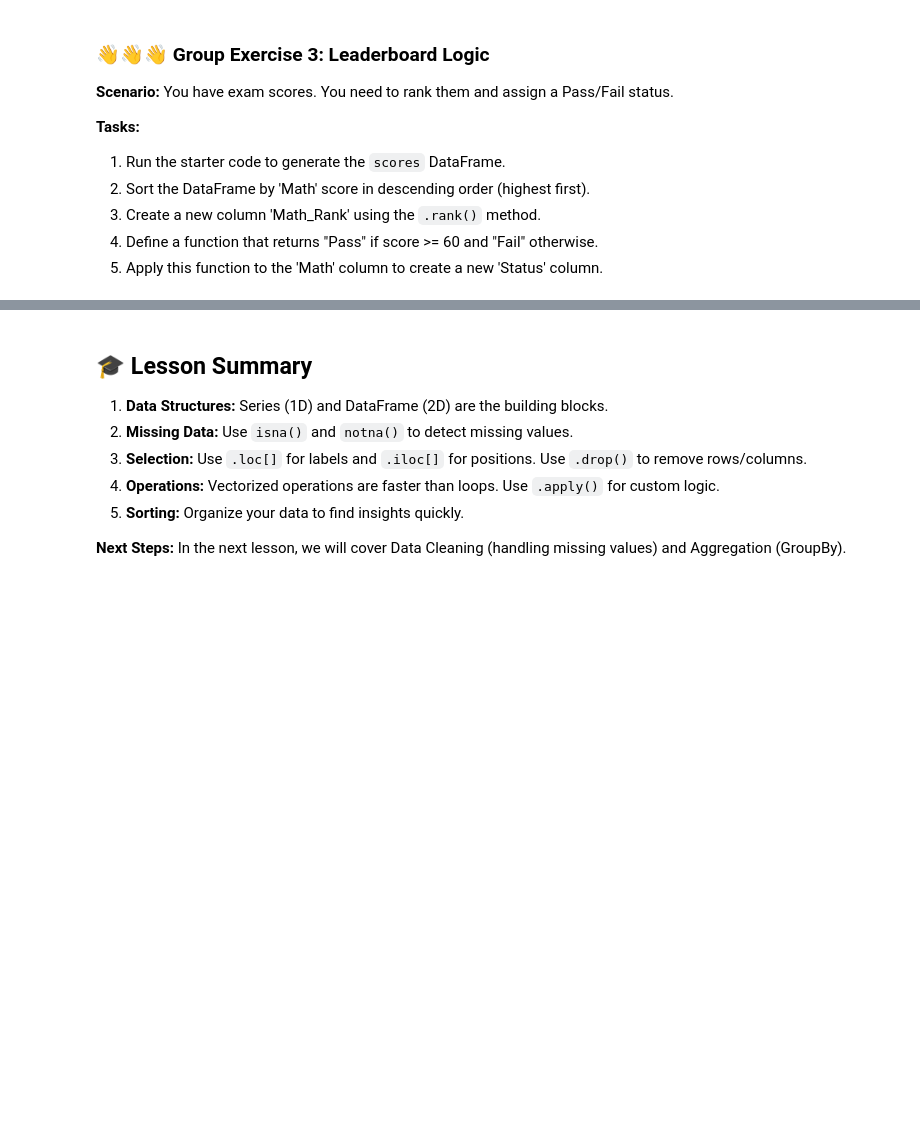
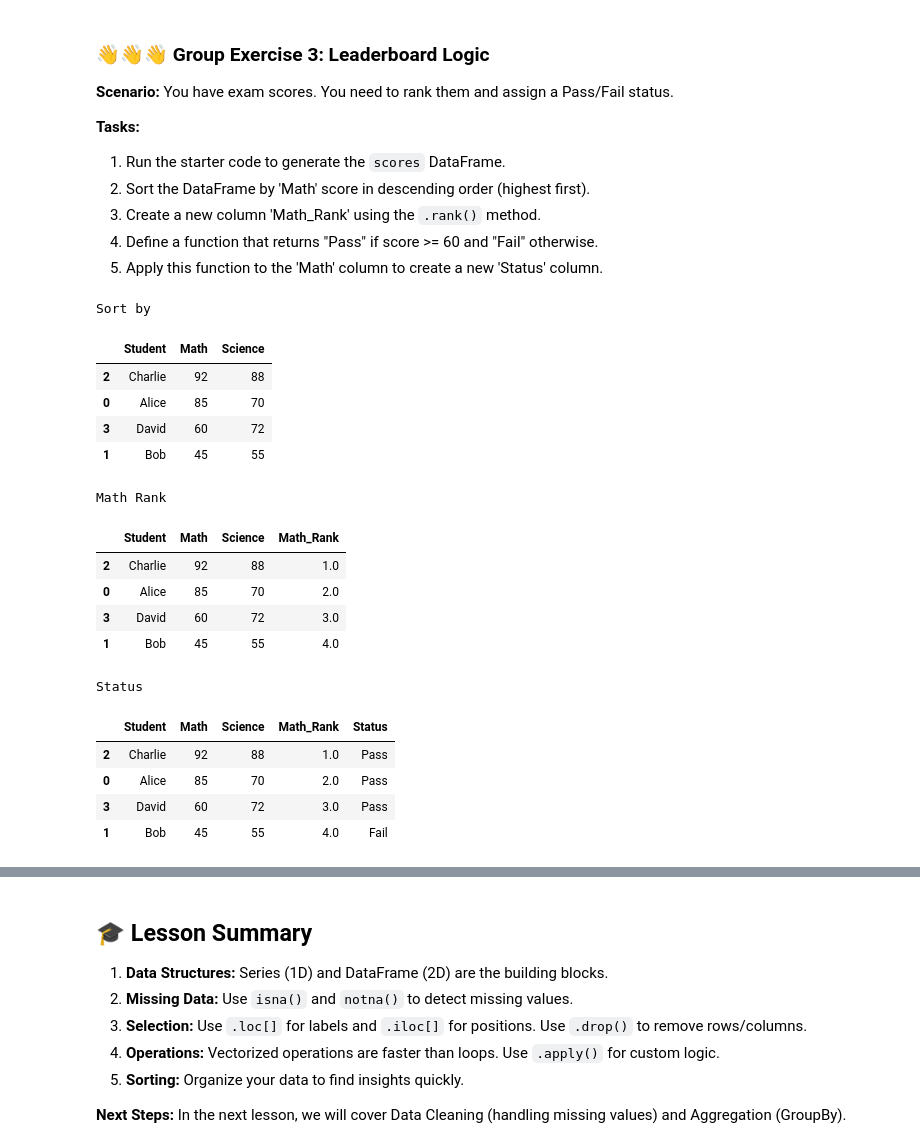
Before and after one commit to jefflesss/6m-data-1.7-intro-pandas, a Jupyter notebook: notebooks/pandas_lesson.ipynb, the cells around one changed output, grey strips where cells are left out. Saved outputs shown, nothing was run; the diff lists cells and outputs as text; code cells hidden in the pictures; blank space fills up the shorter version.

```diff
--- a/notebooks/pandas_lesson.ipynb
+++ b/notebooks/pandas_lesson.ipynb
@@ -380,13 +529,38 @@ frame
 # %%
-# [EXERCISE] Starter Code
-scores = pd.DataFrame({
-    "Student": ["Alice", "Bob", "Charlie", "David"],
-    "Math": [85, 45, 92, 60],
-    "Science": [70, 55, 88, 72]
-})
-
 # Your code here
 # 2. Hint: sort_values() sorts low→high by default. Find the parameter that flips it (Shift+Tab inside the brackets).
+print("Sort by")
+display(scores.sort_values(by="Math", ascending=False))
+
 # 3. Hint: call .rank() on the Math column, then store it like adding a column in Part 1.
+scores['Math_Rank'] = scores['Math'].rank(ascending=False)
+print("Math Rank")
+display(scores.sort_values(by = "Math", ascending=False))
+
 # 4. Hint: copy the shape of label_size() from the demo — one input, return one of two strings.
+def pass_fail(x):
+    return "Pass" if x >= 60 else "Fail"
+
 # 5. Hint: same idea as frame['b'].apply(...) in the demo.
+scores['Status'] = scores['Math'].apply(pass_fail)
+print("Status")
+display(scores.sort_values(by='Math', ascending=False))
+# %% [output]
+Sort by
+|  | Student | Math | Science |
+| 2 | Charlie | 92 | 88 |
+| 0 | Alice | 85 | 70 |
+| 3 | David | 60 | 72 |
+| 1 | Bob | 45 | 55 |
+Math Rank
+|  | Student | Math | Science | Math_Rank |
+| 2 | Charlie | 92 | 88 | 1.0 |
+| 0 | Alice | 85 | 70 | 2.0 |
+| 3 | David | 60 | 72 | 3.0 |
+| 1 | Bob | 45 | 55 | 4.0 |
+Status
+|  | Student | Math | Science | Math_Rank | Status |
+| 2 | Charlie | 92 | 88 | 1.0 | Pass |
+| 0 | Alice | 85 | 70 | 2.0 | Pass |
+| 3 | David | 60 | 72 | 3.0 | Pass |
+| 1 | Bob | 45 | 55 | 4.0 | Fail |
```
Also changed, not shown: parts of 20 cells of this notebook, 2 other files.
